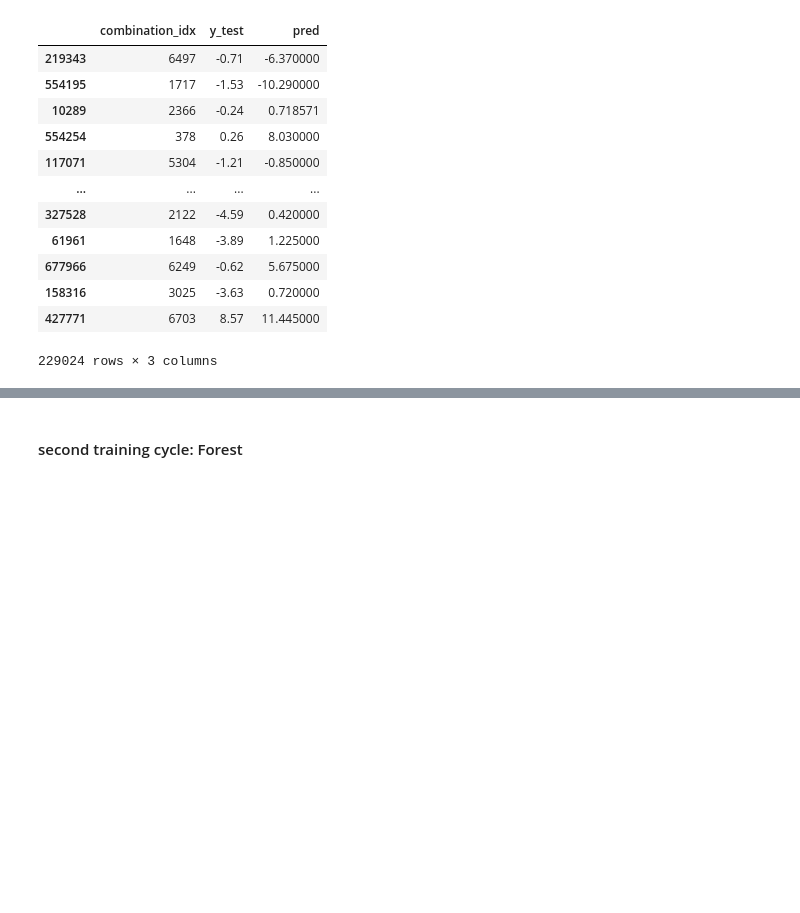
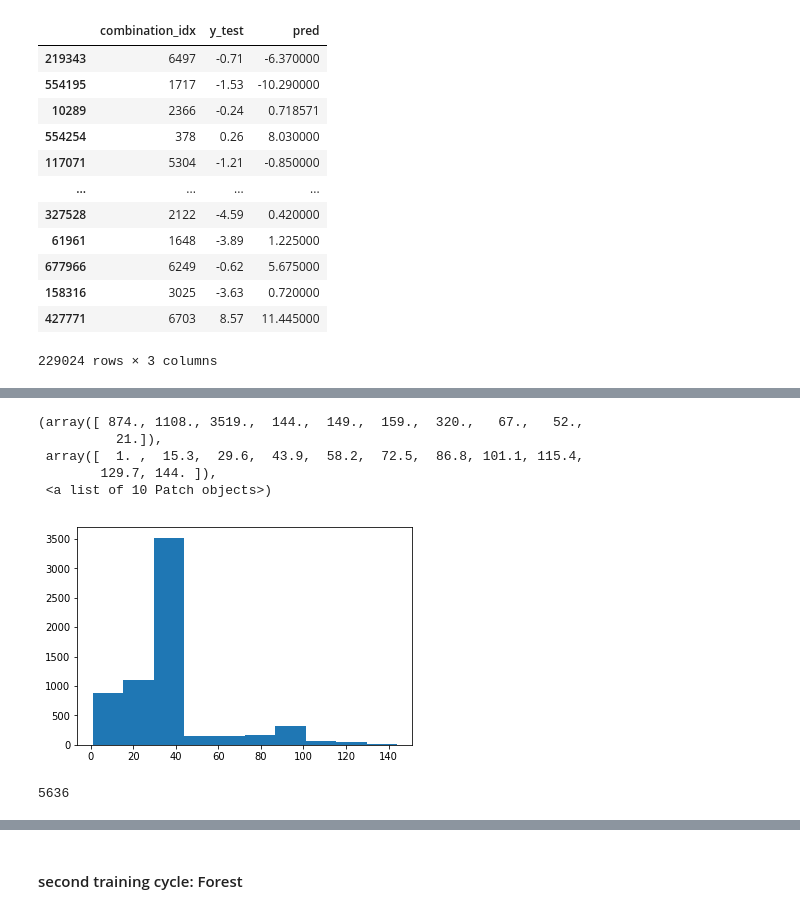
Before and after one commit to stefanhuber1510/marbleProject, a Jupyter notebook: scoring/firstScoringTest.ipynb, the cells around one changed output, grey strips where cells are left out. Saved outputs shown, nothing was run; the diff lists cells and outputs as text; code cells hidden in the pictures; blank space fills up the shorter version.

```diff
--- a/scoring/firstScoringTest.ipynb
+++ b/scoring/firstScoringTest.ipynb
@@ -444,0 +416,8 @@ array([37.68209492])
+# %%
+with open('./intermediate-pickles/tree-Predictions-y-test.pkl', 'rb') as inp:
+    obs = pickle.load(inp)
+with open('./intermediate-pickles/tree-Predictions.pkl', 'rb') as inp:
+    pred = pickle.load(inp)
+obs["pred"] = pred
+print(len(obs))
+obs.head(2)
@@ -444,0 +429,18 @@ array([37.68209492])
+# %%
+# Distribution of drug-combs
+import matplotlib.pyplot as plt
+arr = [len(obs[obs['combination_idx'] == x]) for x in set(obs['combination_idx'])]
+plt.hist(arr)
+# %% [output]
+(array([ 874., 1108., 3519.,  144.,  149.,  159.,  320.,   67.,   52.,
+          21.]),
+ array([  1. ,  15.3,  29.6,  43.9,  58.2,  72.5,  86.8, 101.1, 115.4,
+        129.7, 144. ]),
+ <a list of 10 Patch objects>)
+[figure, added]
+# %%
+# reducing size for faster computation
+obs = obs[:30000]
+len(set(obs['combination_idx']))
+# %% [output]
+5636
```
Also changed, not shown: parts of 32 cells of this notebook, 3 other files.
